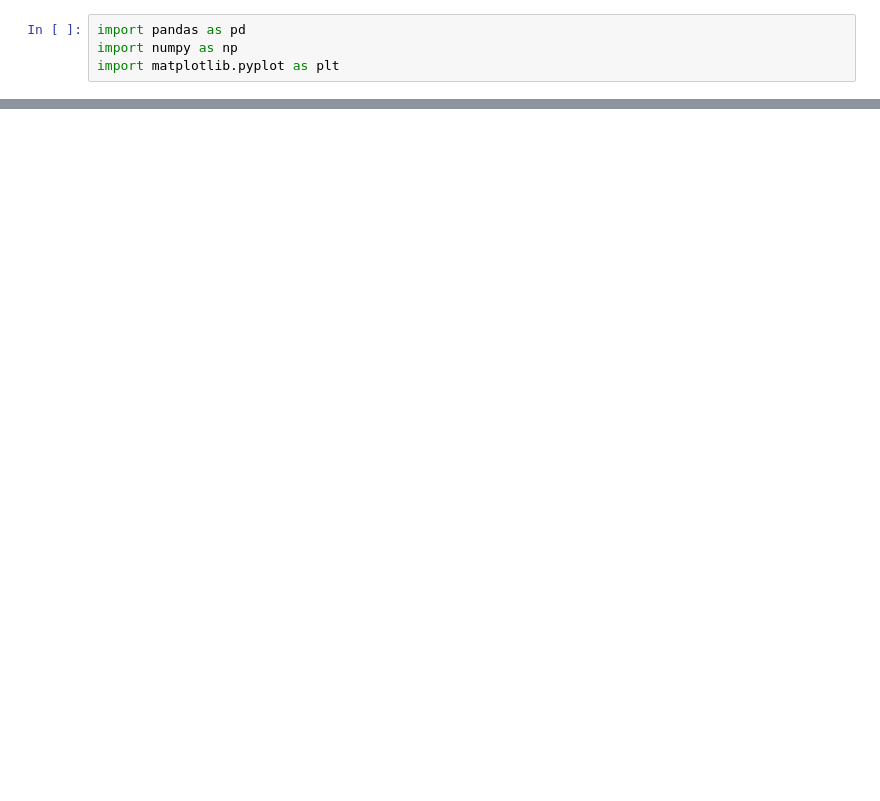
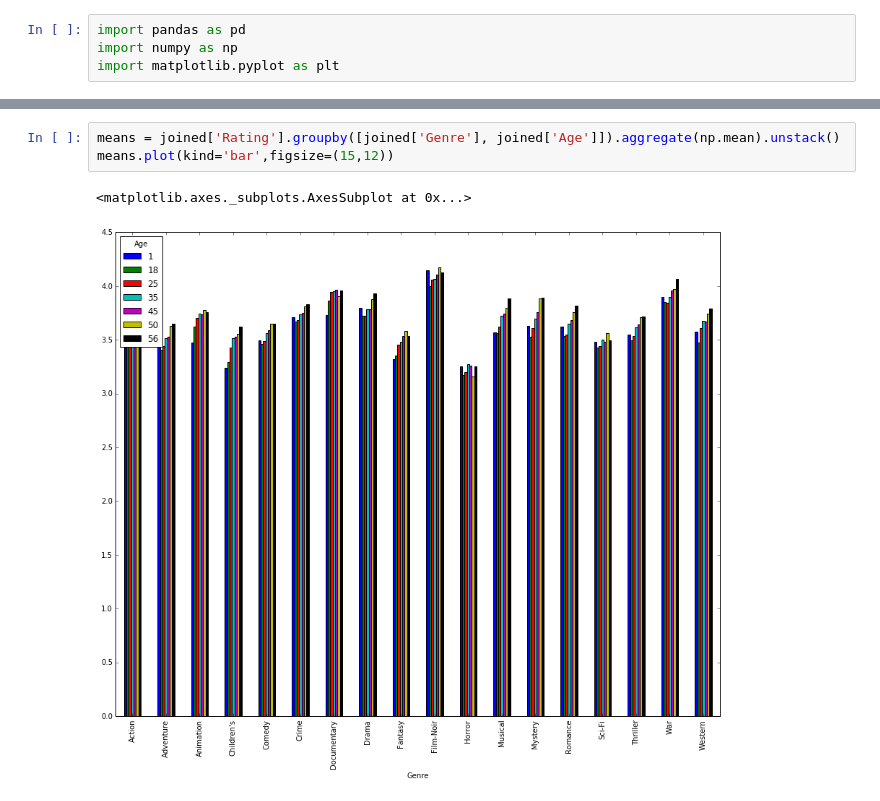
Before and after one commit to fmvb/social-web, a Jupyter notebook: mining-data/analysis.ipynb, the cells around one changed output, grey strips where cells are left out. Saved outputs shown, nothing was run; the diff lists cells and outputs as text; blank space fills up the shorter version.

```diff
--- a/mining-data/analysis.ipynb
+++ b/mining-data/analysis.ipynb
@@ -109,0 +65,6 @@ dtype: int64
+# %%
+means = joined['Rating'].groupby([joined['Genre'], joined['Age']]).aggregate(np.mean).unstack()
+means.plot(kind='bar',figsize=(15,12))
+# %% [output]
+<matplotlib.axes._subplots.AxesSubplot at 0x...>
+[figure, added]
```
Also changed, not shown: parts of 13 cells of this notebook.
